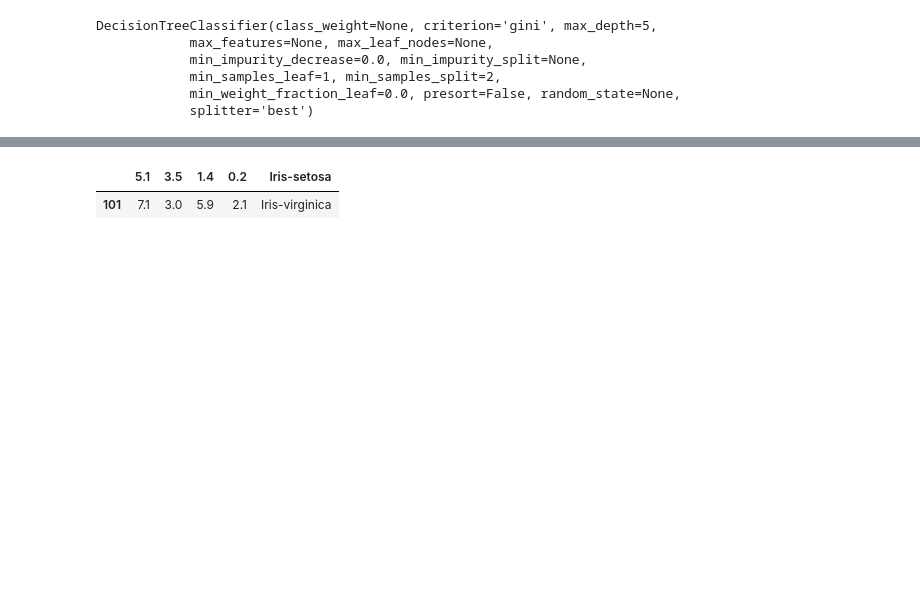
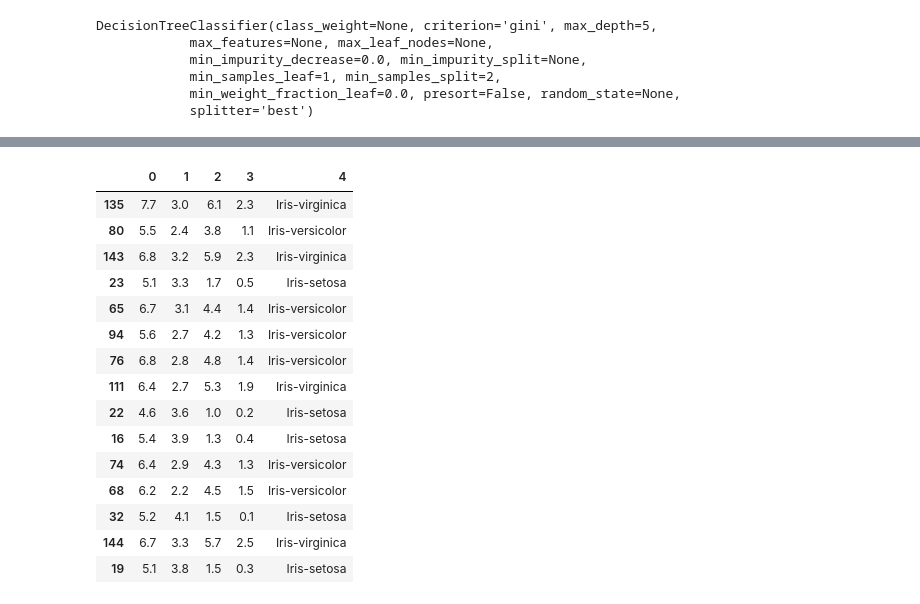
Before and after one commit to apoorvagnihotri/mlpy, a Jupyter notebook: src/q2b.ipynb, the cells around one changed output, grey strips where cells are left out. Drawn from its saved outputs; the diff is of its cells as text; code cells hidden in the pictures; blank space fills up the shorter version.

```diff
--- a/src/q2b.ipynb
+++ b/src/q2b.ipynb
@@ -38,0 +4,10 @@ Splitting into train test data
+# %%
+%load_ext autoreload
+%autoreload 2
+
+import pandas as pd
+import numpy as np
+
+data_loc = "../data/iris/"
+data = pd.read_csv(data_loc + "iris.csv", header=None)
+data.head(6)
@@ -89,5 +52,19 @@ sk_acc: 0.9555555555555556
-# %%
-Rows_test.iloc[:1, :]
-# %% [output]
-|  | 5.1 | 3.5 | 1.4 | 0.2 | Iris-setosa |
-| 101 | 7.1 | 3.0 | 5.9 | 2.1 | Iris-virginica |
+# %%
+Rows_test.head(15)
+# %% [output]
+|  | 0 | 1 | 2 | 3 | 4 |
+| 135 | 7.7 | 3.0 | 6.1 | 2.3 | Iris-virginica |
+| 80 | 5.5 | 2.4 | 3.8 | 1.1 | Iris-versicolor |
+| 143 | 6.8 | 3.2 | 5.9 | 2.3 | Iris-virginica |
+| 23 | 5.1 | 3.3 | 1.7 | 0.5 | Iris-setosa |
+| 65 | 6.7 | 3.1 | 4.4 | 1.4 | Iris-versicolor |
+| 94 | 5.6 | 2.7 | 4.2 | 1.3 | Iris-versicolor |
+| 76 | 6.8 | 2.8 | 4.8 | 1.4 | Iris-versicolor |
+| 111 | 6.4 | 2.7 | 5.3 | 1.9 | Iris-virginica |
+| 22 | 4.6 | 3.6 | 1.0 | 0.2 | Iris-setosa |
+| 16 | 5.4 | 3.9 | 1.3 | 0.4 | Iris-setosa |
+| 74 | 6.4 | 2.9 | 4.3 | 1.3 | Iris-versicolor |
+| 68 | 6.2 | 2.2 | 4.5 | 1.5 | Iris-versicolor |
+| 32 | 5.2 | 4.1 | 1.5 | 0.1 | Iris-setosa |
+| 144 | 6.7 | 3.3 | 5.7 | 2.5 | Iris-virginica |
+| 19 | 5.1 | 3.8 | 1.5 | 0.3 | Iris-setosa |
```
Also changed, not shown: parts of 16 cells of this notebook, 12 other files.
